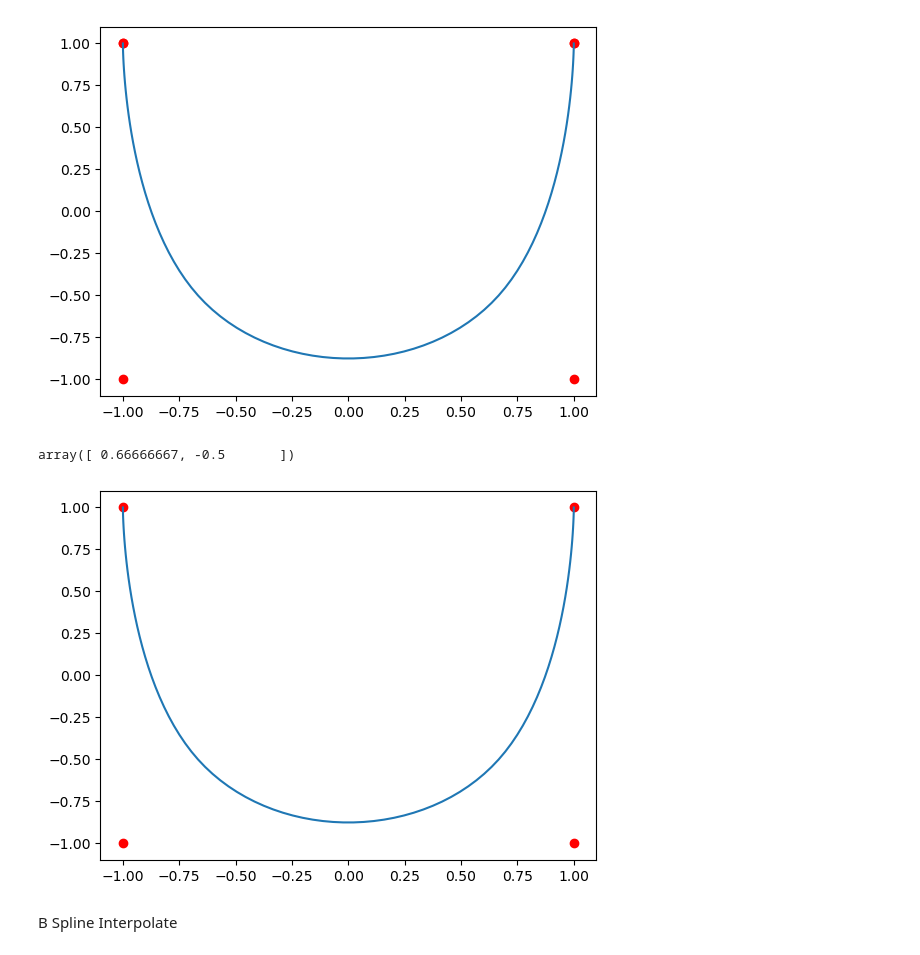
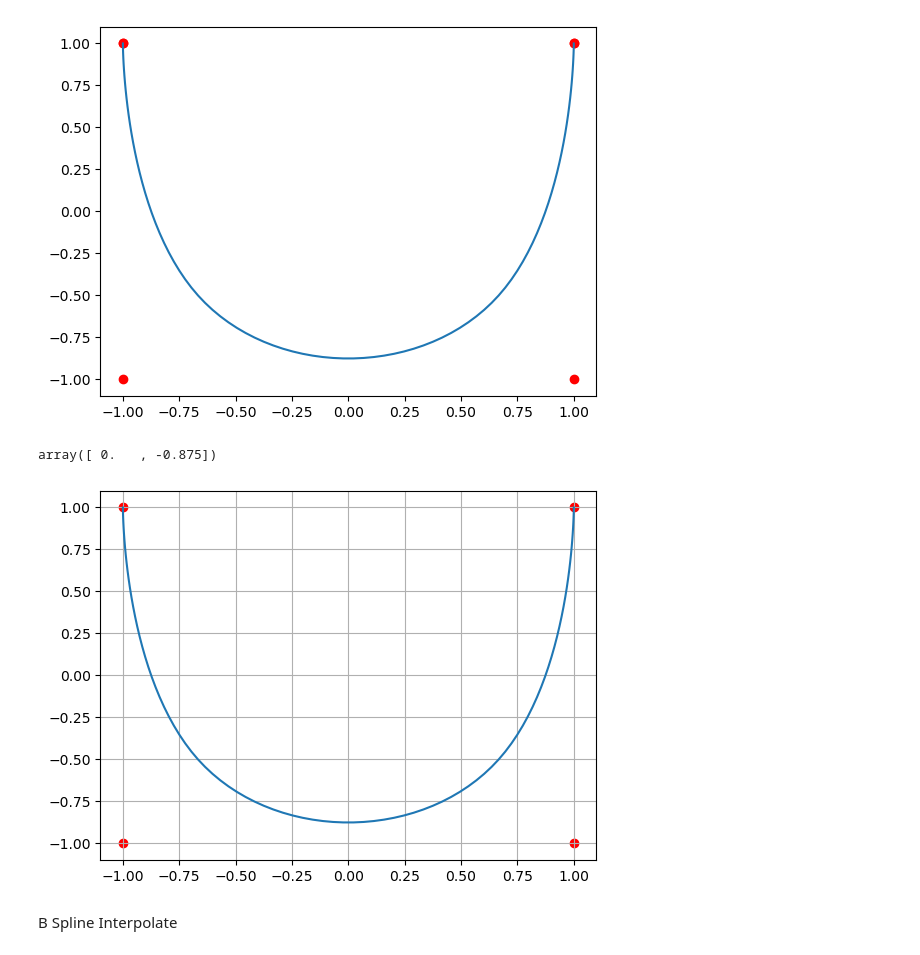
Before and after one commit to MasterYip/FLTPlanner, a Jupyter notebook: fast_legged_planner/fast_legged_planner_py/swing_leg_planner/traj_gen/curve_gen.ipynb, the cells around one changed output. Saved outputs shown, nothing was run; the diff lists cells and outputs as text; code cells hidden in the pictures.

Commit message:
fix: spline extrapolate type is different

```diff
--- a/fast_legged_planner/fast_legged_planner_py/swing_leg_planner/traj_gen/curve_gen.ipynb
+++ b/fast_legged_planner/fast_legged_planner_py/swing_leg_planner/traj_gen/curve_gen.ipynb
@@ -76,21 +76,23 @@ ax.scatter(spline.c[:,0], spline.c[:,1], c='r')
 # %%
 import numpy as np
 import matplotlib.pyplot as plt
 from traj_gen import UniBSpline
-knots = np.array([[1,1],[1,-1], [-1,-1], [-1,1]])
+# knots = np.array([[2,1],[1,-1],[0.5, 0], [0,0], [-0.5, 0], [-1,-1], [-2,1]])
+knots = np.array([[1,1],[1,-1],[-1,-1], [-1,1]])
 
-spline = UniBSpline(knots)
+spline = UniBSpline(knots, k=3)
 # spline.insert(1.5)
 # spline.insert(0.1)
 # spline.insert(1.1)
 xs = np.linspace(spline.get_range()[0], spline.get_range()[1], 100)
 ax = plt.gca()
 ax.plot(spline.evaluate(xs)[:,0], spline.evaluate(xs)[:,1])
 ax.scatter(spline.get()[:,0], spline.get()[:,1], c='r')
-spline.evaluate(1)
+ax.grid(True)
+spline.evaluate(1.5)
 # %% [output]
-array([ 0.66666667, -0.5       ])
+array([ 0.   , -0.875])
-[figure, old version]
+[figure, new version]
 # %% [markdown]
 B Spline Interpolate
 # %%
```
Also changed, not shown: 3 other files.
